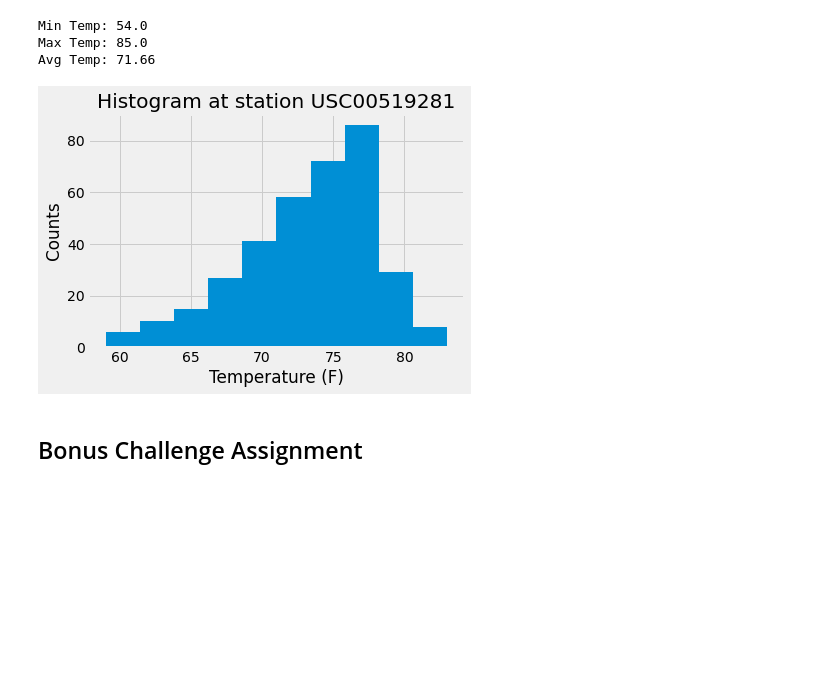
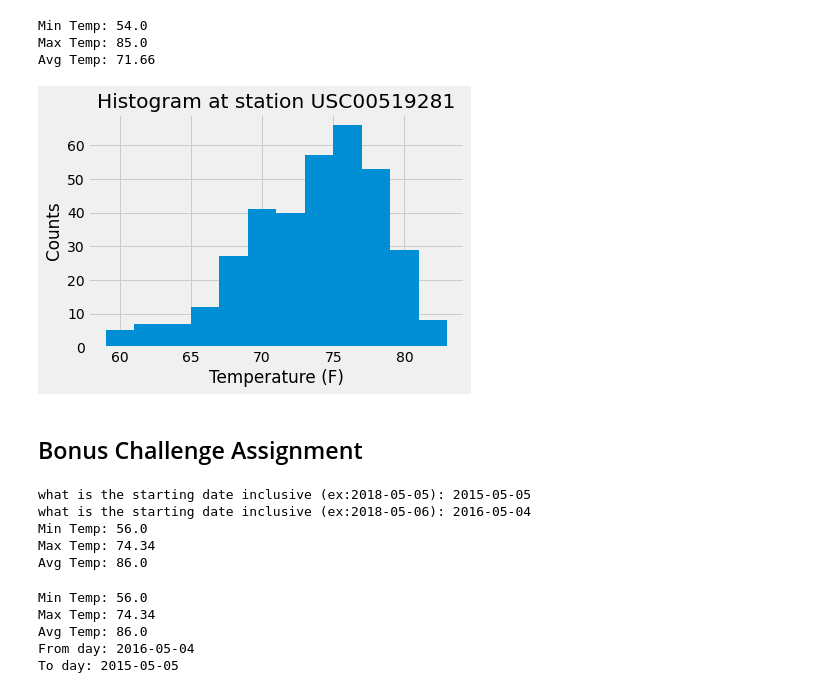
Before and after one commit to pauleppers/sqlalchemy-challenge, a Jupyter notebook: climate_starter.ipynb, the cells around one changed output. Saved outputs shown, nothing was run; the diff lists cells and outputs as text; code cells hidden in the pictures; blank space fills up the shorter version.

Commit message:
working on bonus, date and temp

```diff
--- a/climate_starter.ipynb
+++ b/climate_starter.ipynb
@@ -179,37 +179,43 @@ Avg Temp: 71.66
 # %%
 # Choose the station with the highest number of temperature observations.
 # Query the last 12 months of temperature observation data for this station and plot the results as a histogram
 # Plot the results as a histogram with `bins=12`.
+### Correctly plots a histogram for the last year of data using tobs as the column to count.
+
 temp_query = session.query(Measurement.tobs).filter(Measurement.date >= minus_year)\
     .filter(Measurement.tobs>=0).filter(Measurement.station== station_max).all()
 
 temp_data = [temp[0]for temp in temp_query]
-plt.hist(temp_data)
+plt.hist(temp_data, bins=12)
 plt.xlabel('Temperature (F)')
 plt.ylabel('Counts')
 title1= f'Histogram at station {station_max}'
 plt.title(title1)
 plt.show()
 # %% [output]
-[figure, old version]
+[figure, new version]
 # %% [markdown]
 ## Bonus Challenge Assignment
 # %%
 # This function called `calc_temps` will accept start date and end date in the format '%Y-%m-%d'
 # and return the minimum, average, and maximum temperatures for that range of dates
+
 def calc_temps(start_date, end_date):
-    """TMIN, TAVG, and TMAX for a list of dates.
-
-    Args:
-        start_date (string): A date string in the format %Y-%m-%d
-        end_date (string): A date string in the format %Y-%m-%d
-
-    Returns:
-        TMIN, TAVE, and TMAX
-    """
 
     return session.query(func.min(Measurement.tobs), func.avg(Measurement.tobs), func.max(Measurement.tobs)).\
         filter(Measurement.date >= start_date).filter(Measurement.date <= end_date).all()
 
+min_date = input("what is the starting date inclusive (ex:2018-05-05): ")
+max_date = input("what is the end date inclusive (ex:2018-05-06): ")
+
 # function usage example
-print(calc_temps('2012-02-28', '2012-03-05'))
+temp_stats = calc_temps(min_date, max_date)
+print(f"Min Temp: {temp_stats[0][0]}")
+print(f"Max Temp: {round(temp_stats[0][1],2)}")
+print(f"Avg Temp: {round(temp_stats[0][2],2)}")
+# %% [output]
+what is the starting date inclusive (ex:2018-05-05): 2015-05-05
+what is the starting date inclusive (ex:2018-05-06): 2016-05-04
+Min Temp: 56.0
+Max Temp: 74.34
+Avg Temp: 86.0
@@ -219,3 +222,24 @@ print(calc_temps('2012-02-28', '2012-03-05'))
+# %%
+# Use your previous function `calc_temps` to calculate the tmin, tavg, and tmax
+# for your trip using the previous year's data for those same dates.
+year = min_date.split('-')
+last_year = dt.date(int(year[0]),int(year[1]), int(year[2])) - dt.timedelta(days=366)
+last_day = dt.date(int(year[0]),int(year[1]), int(year[2])) - dt.timedelta(days=1)
+
+temp_stats = calc_temps(last_year, last_day)
+print("The previous years stats are:")
+print(f"Min Temp: {temp_stats[0][0]}")
+print(f"Max Temp: {round(temp_stats[0][1],2)}")
+print(f"Avg Temp: {round(temp_stats[0][2],2)}")
+
+print("From day:", last_day)
+print("To day:", last_year)
+# %% [output]
+Min Temp: 56.0
+Max Temp: 74.34
+Avg Temp: 86.0
+From day: 2016-05-04
+To day: 2015-05-05
 # %%
 # Plot the results from your previous query as a bar chart.
 # Use "Trip Avg Temp" as your Title
```
Also changed, not shown: parts of 1 cell of this notebook.
